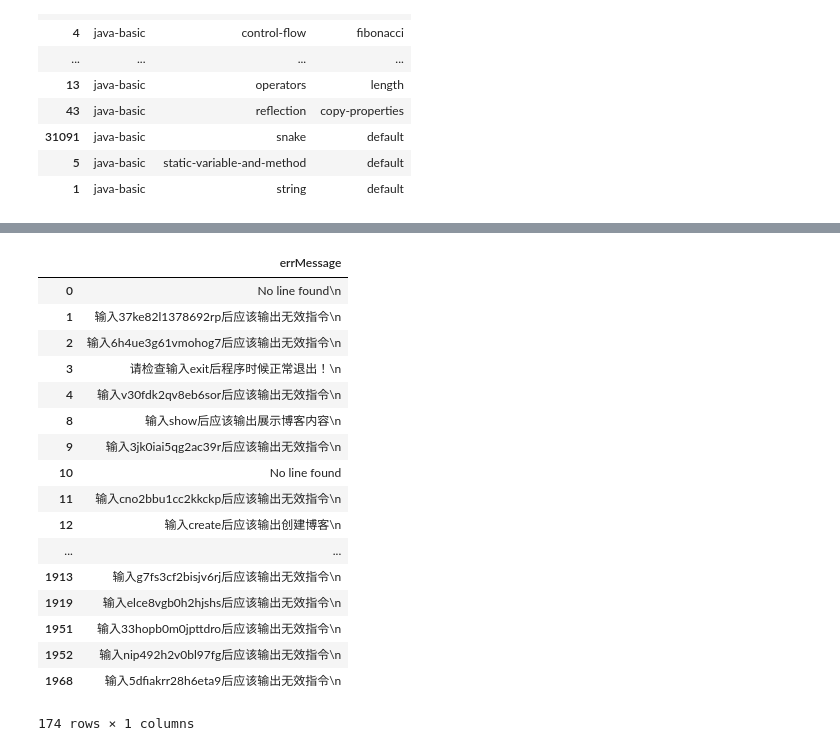
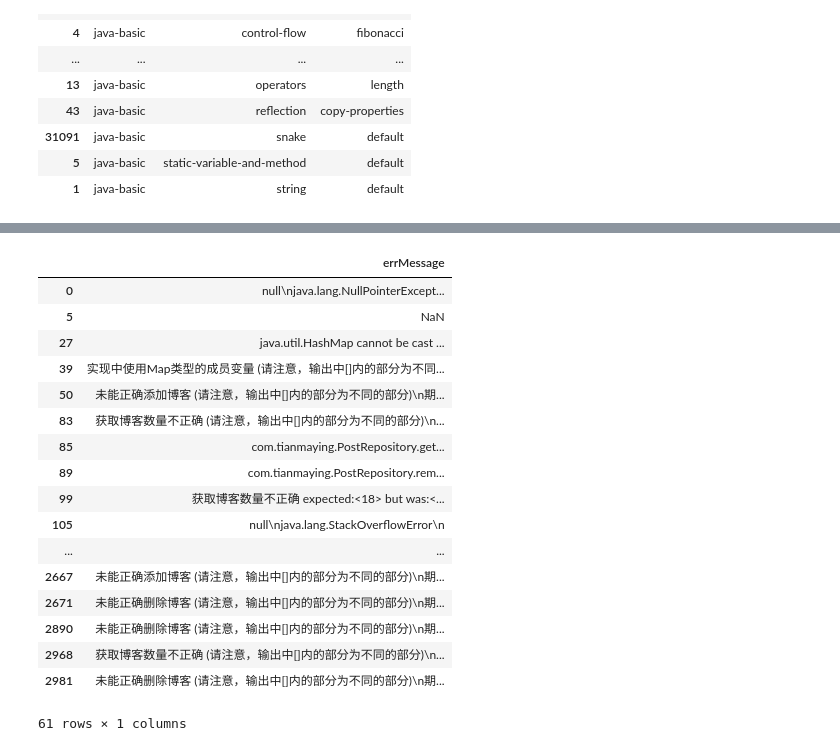
Before and after one commit to xzhren/autoQA, a Jupyter notebook: 1#AnswerUtils.ipynb, the cells around one changed output, grey strips where cells are left out. Saved outputs shown, nothing was run; the diff lists cells and outputs as text; code cells hidden in the pictures.

```diff
--- a/1#AnswerUtils.ipynb
+++ b/1#AnswerUtils.ipynb
@@ -174,7 +173,7 @@ code_keys.sort_values(['lesson'])
 | 5 | java-basic | static-variable-and-method | default |
 | 1 | java-basic | string | default |
 # %%
-sample_key = codeQA.get_key_by_index(0)
+sample_key = codeQA.get_key_by_index(1)
 sample_key
 # %% [output]
 |  | course | lesson | question |
@@ -282,0 +245,3 @@ test_reviews_pd.head()
+# %%
+test_info_pd = codeQA.get_testinfo_by_testid(sample_key)
+test_info_pd
@@ -330,21 +320,21 @@ test_reviews_pd.drop_duplicates(['errStack'])[['errStack']]
 # %%
-test_reviews_pd.drop_duplicates(['errMessage'])[['errMessage']]
+test_info_pd.drop_duplicates(['errMessage'])[['errMessage']]
 # %% [output]
 |  | errMessage |
-| 0 | No line found\n |
-| 1 | 输入37ke82l1378692rp后应该输出无效指令\n |
-| 2 | 输入6h4ue3g61vmohog7后应该输出无效指令\n |
-| 3 | 请检查输入exit后程序时候正常退出！\n |
-| 4 | 输入v30fdk2qv8eb6sor后应该输出无效指令\n |
-| 8 | 输入show后应该输出展示博客内容\n |
-| 9 | 输入3jk0iai5qg2ac39r后应该输出无效指令\n |
-| 10 | No line found |
-| 11 | 输入cno2bbu1cc2kkckp后应该输出无效指令\n |
-| 12 | 输入create后应该输出创建博客\n |
+| 0 | null\njava.lang.NullPointerExcept... |
+| 5 | NaN |
+| 27 | java.util.HashMap cannot be cast ... |
+| 39 | 实现中使用Map类型的成员变量 (请注意，输出中[]内的部分为不同... |
+| 50 | 未能正确添加博客 (请注意，输出中[]内的部分为不同的部分)\n期... |
+| 83 | 获取博客数量不正确 (请注意，输出中[]内的部分为不同的部分)\n... |
+| 85 | com.tianmaying.PostRepository.get... |
+| 89 | com.tianmaying.PostRepository.rem... |
+| 99 | 获取博客数量不正确 expected:<18> but was:<... |
+| 105 | null\njava.lang.StackOverflowError\n |
 | ... | ... |
-| 1913 | 输入g7fs3cf2bisjv6rj后应该输出无效指令\n |
-| 1919 | 输入elce8vgb0h2hjshs后应该输出无效指令\n |
-| 1951 | 输入33hopb0m0jpttdro后应该输出无效指令\n |
-| 1952 | 输入nip492h2v0bl97fg后应该输出无效指令\n |
-| 1968 | 输入5dfiakrr28h6eta9后应该输出无效指令\n |
+| 2667 | 未能正确添加博客 (请注意，输出中[]内的部分为不同的部分)\n期... |
+| 2671 | 未能正确删除博客 (请注意，输出中[]内的部分为不同的部分)\n期... |
+| 2890 | 未能正确删除博客 (请注意，输出中[]内的部分为不同的部分)\n期... |
+| 2968 | 获取博客数量不正确 (请注意，输出中[]内的部分为不同的部分)\n... |
+| 2981 | 未能正确删除博客 (请注意，输出中[]内的部分为不同的部分)\n期... |
-174 rows × 1 columns
+61 rows × 1 columns
```
Also changed, not shown: parts of 20 cells of this notebook, 2 other files.
